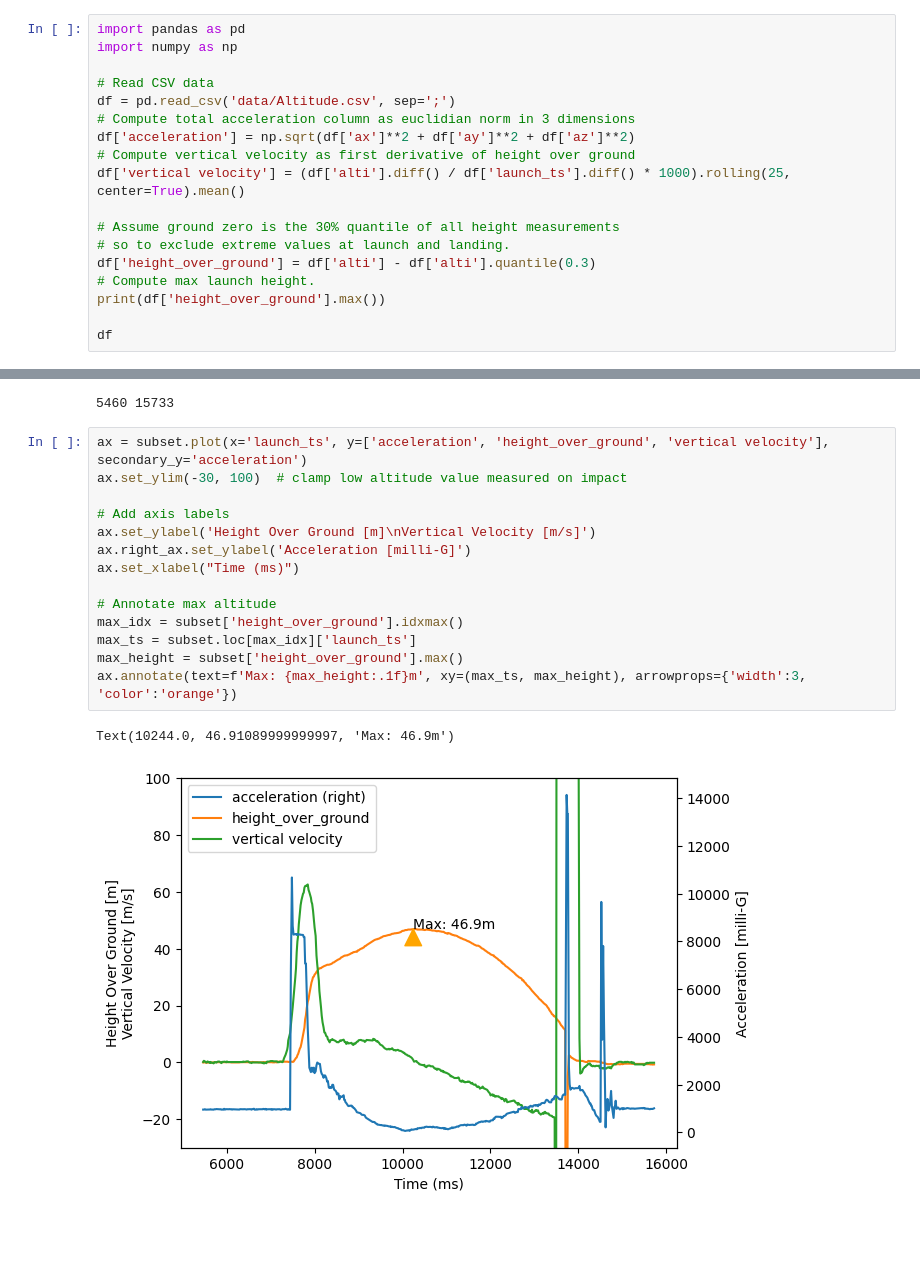
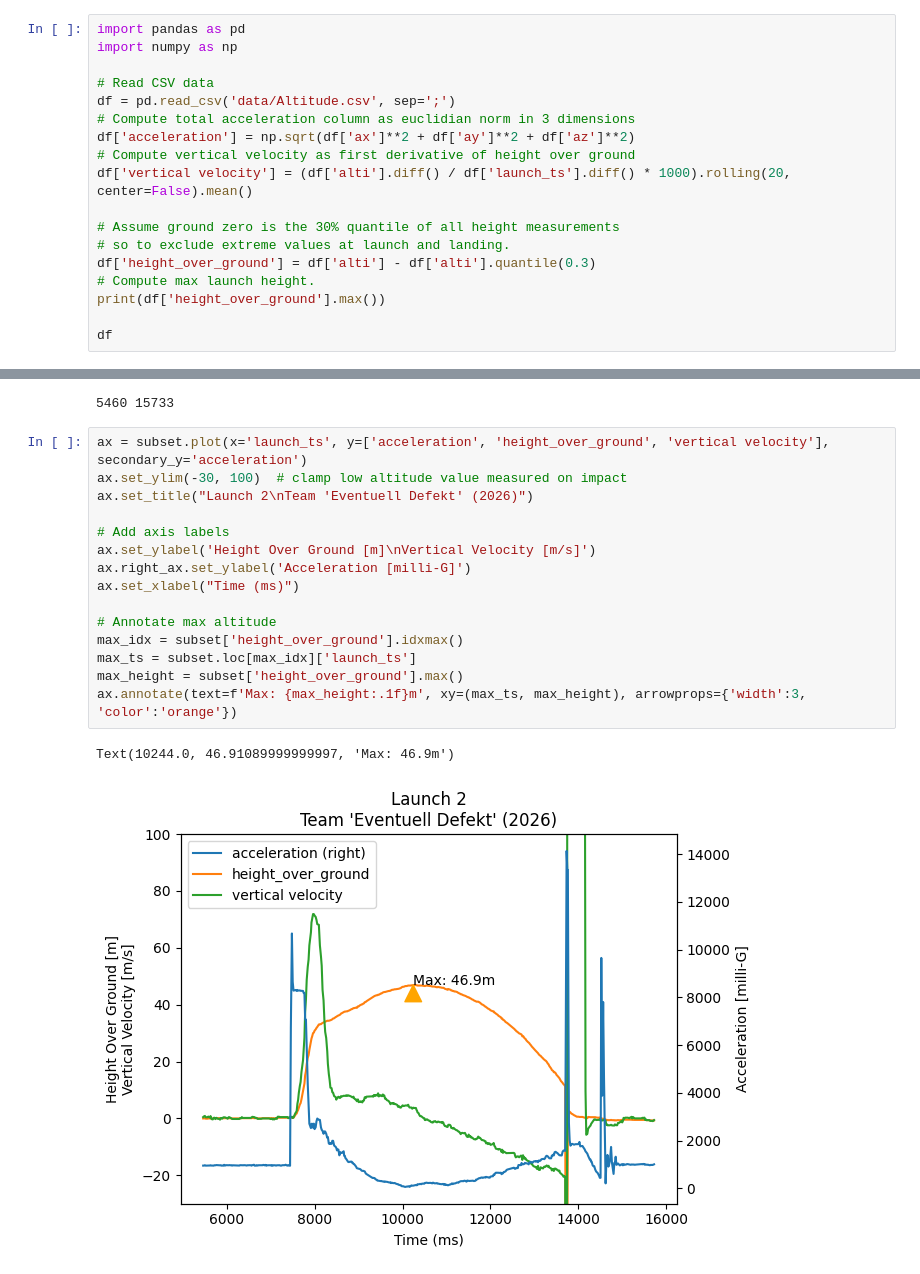
Before and after one commit to tkilla77/ksr_mint_rocketscience, a Jupyter notebook: explore.ipynb, the cells around one changed output, grey strips where cells are left out. Drawn from its saved outputs; the diff is of its cells as text; blank space fills up the shorter version.

```diff
--- a/explore.ipynb
+++ b/explore.ipynb
@@ -9,7 +9,7 @@ df = pd.read_csv('data/Altitude.csv', sep=';')
 # Compute total acceleration column as euclidian norm in 3 dimensions
 df['acceleration'] = np.sqrt(df['ax']**2 + df['ay']**2 + df['az']**2)
 # Compute vertical velocity as first derivative of height over ground
-df['vertical velocity'] = (df['alti'].diff() / df['launch_ts'].diff() * 1000).rolling(25, center=True).mean()
+df['vertical velocity'] = (df['alti'].diff() / df['launch_ts'].diff() * 1000).rolling(20, center=False).mean()
 
 # Assume ground zero is the 30% quantile of all height measurements
 # so to exclude extreme values at launch and landing.
@@ -48,17 +48,18 @@ subset = df[(df['launch_ts'] >= launch_minus_5s) & (df['launch_ts'] <= landing_p
 # %%
 ax = subset.plot(x='launch_ts', y=['acceleration', 'height_over_ground', 'vertical velocity'], secondary_y='acceleration')
 ax.set_ylim(-30, 100)  # clamp low altitude value measured on impact
+ax.set_title("Launch 2\nTeam 'Eventuell Defekt' (2026)")
 
 # Add axis labels
 ax.set_ylabel('Height Over Ground [m]\nVertical Velocity [m/s]')
 ax.right_ax.set_ylabel('Acceleration [milli-G]')
 ax.set_xlabel("Time (ms)")
 
 # Annotate max altitude
 max_idx = subset['height_over_ground'].idxmax()
 max_ts = subset.loc[max_idx]['launch_ts']
 max_height = subset['height_over_ground'].max()
 ax.annotate(text=f'Max: {max_height:.1f}m', xy=(max_ts, max_height), arrowprops={'width':3, 'color':'orange'})
 # %% [output]
 Text(10244.0, 46.91089999999997, 'Max: 46.9m')
-[figure, old version]
+[figure, new version]
```
Also changed, not shown: parts of 1 cell of this notebook.
